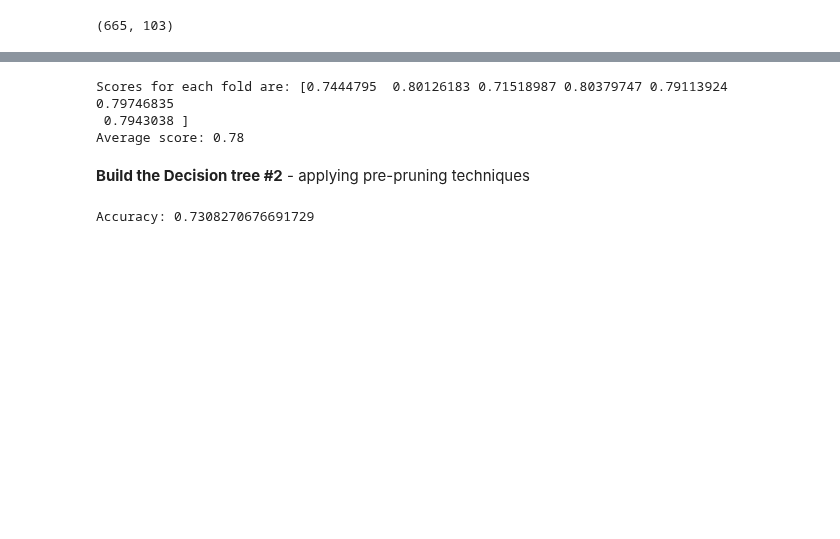
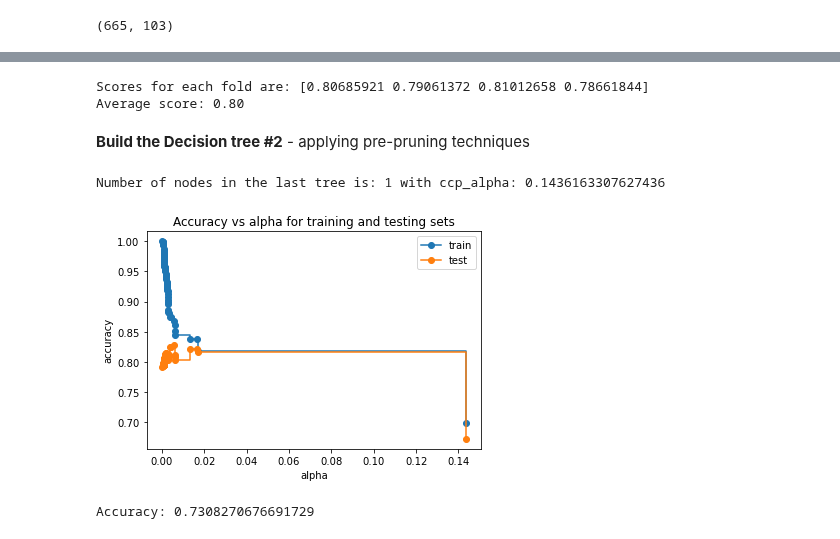
Before and after one commit to blueriver212/Crime_Prediction_ML, a Jupyter notebook: DT_FINAL.ipynb, the cells around one changed output, grey strips where cells are left out. Drawn from its saved outputs; the diff is of its cells as text; code cells hidden in the pictures; blank space fills up the shorter version.

```diff
--- a/DT_FINAL.ipynb
+++ b/DT_FINAL.ipynb
@@ -259,14 +228,42 @@ plt.show()
 # %%
-kf =KFold(n_splits=7, shuffle=True, random_state=42)
-score = cross_val_score(tree.DecisionTreeClassifier(criterion='gini', max_depth=5, min_samples_split = 0.2, max_features=54), x, y, cv= kf, scoring="accuracy")
+kf =KFold(n_splits=4, shuffle=True, random_state=42)
+score = cross_val_score(tree.DecisionTreeClassifier(criterion='gini', max_depth=9, min_samples_split = 0.6, ccp_alpha = 0.012, max_features = 43), x, y, cv= kf, scoring="accuracy")
 print(f'Scores for each fold are: {score}')
 print(f'Average score: {"{:.2f}".format(score.mean())}')
 # %% [output]
-Scores for each fold are: [0.7444795  0.80126183 0.71518987 0.80379747 0.79113924 0.79746835
- 0.7943038 ]
-Average score: 0.78
+Scores for each fold are: [0.80685921 0.79061372 0.81012658 0.78661844]
+Average score: 0.80
 # %% [markdown]
 **Build the Decision tree #2** - applying pre-pruning techniques
+# %%
+path = clf.cost_complexity_pruning_path(x_train, y_train)
+ccp_alphas, impurities = path.ccp_alphas, path.impurities
+
+clfs = []
+for ccp_alpha in ccp_alphas:
+    clf = DecisionTreeClassifier(random_state=0, ccp_alpha=ccp_alpha)
+    clf.fit(x_train, y_train)
+    clfs.append(clf)
+print("Number of nodes in the last tree is: {} with ccp_alpha: {}".format(
+      clfs[-1].tree_.node_count, ccp_alphas[-1]))
+# %% [output]
+Number of nodes in the last tree is: 1 with ccp_alpha: 0.1436163307627436
+# %%
+train_scores = [clf.score(x_train, y_train) for clf in clfs]
+test_scores = [clf.score(x_test, y_test) for clf in clfs]
+
+fig, ax = plt.subplots()
+ax.set_xlabel("alpha")
+ax.set_ylabel("accuracy")
+ax.set_title("Accuracy vs alpha for training and testing sets")
+ax.plot(ccp_alphas, train_scores, marker='o', label="train",
+        drawstyle="steps-post")
+ax.plot(ccp_alphas, test_scores, marker='o', label="test",
+        drawstyle="steps-post")
+ax.legend()
+plt.show()
+# %% [output]
+[figure, added]
 # %%
 # Testing pre pruning
 
```
Also changed, not shown: parts of 10 cells of this notebook.
